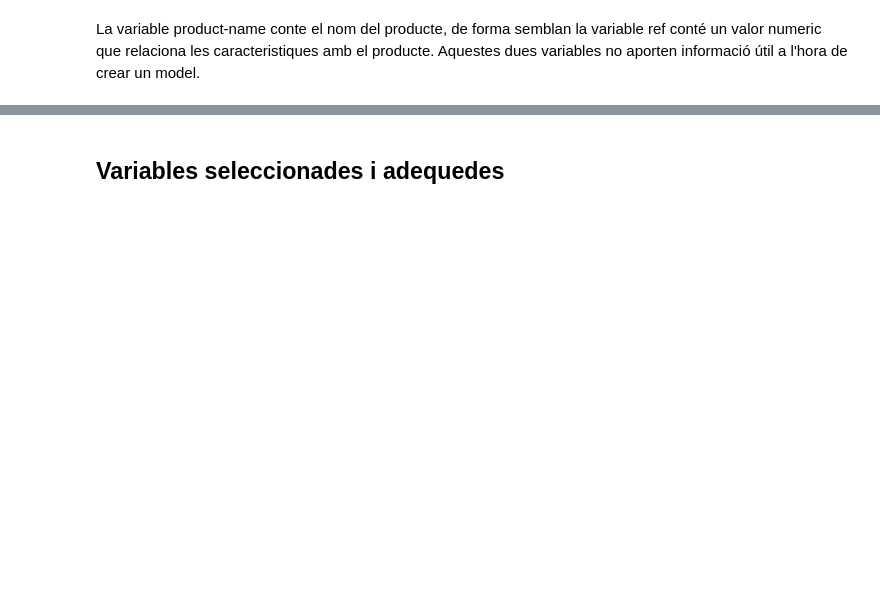
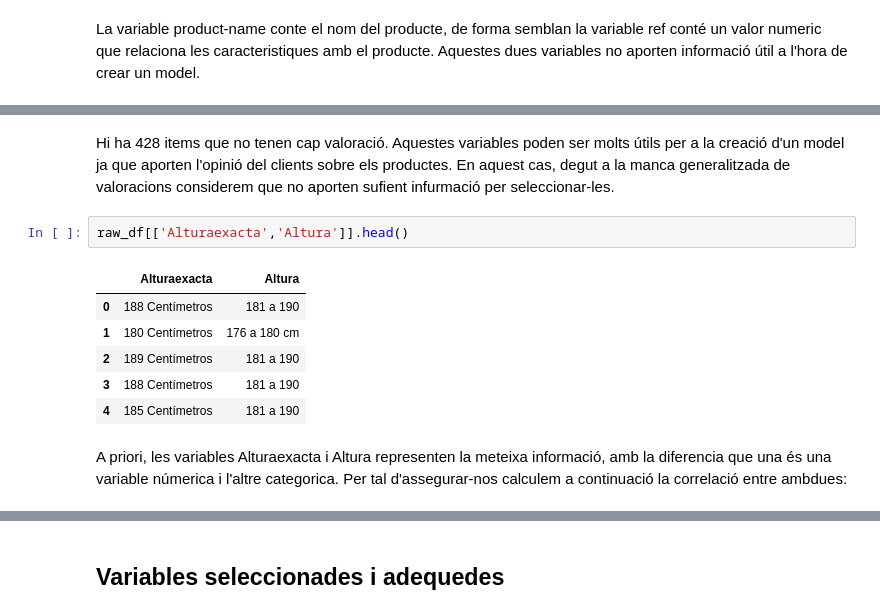
Before and after one commit to afinolUOC/Pra2-cleaning_and_analysis, a Jupyter notebook: Neteja Neveras.ipynb, the cells around one changed output, grey strips where cells are left out. Drawn from its saved outputs; the diff is of its cells as text; blank space fills up the shorter version.

```diff
--- a/Neteja Neveras.ipynb
+++ b/Neteja Neveras.ipynb
@@ -85,0 +102,13 @@ Les variables product-type i date contenen un mateix valor per a totes mostres,
+# %% [markdown]
+Hi ha 428 items que no tenen cap valoració. Aquestes variables poden ser molts útils per a la creació d'un model ja que aporten l'opinió del clients sobre els productes. En aquest cas, degut a la manca generalitzada de valoracions considerem que no aporten sufient infurmació per seleccionar-les.
+# %%
+raw_df[['Alturaexacta','Altura']].head()
+# %% [output]
+|  | Alturaexacta | Altura |
+| 0 | 188 Centímetros | 181 a 190 |
+| 1 | 180 Centímetros | 176 a 180 cm |
+| 2 | 189 Centímetros | 181 a 190 |
+| 3 | 188 Centímetros | 181 a 190 |
+| 4 | 185 Centímetros | 181 a 190 |
+# %% [markdown]
+A priori, les variables Alturaexacta i Altura representen la meteixa informació, amb la diferencia que una és una variable númerica i l'altre categorica. Per tal d'assegurar-nos calculem a continuació la correlació entre ambdues:
```
Also changed, not shown: parts of 21 cells of this notebook.
